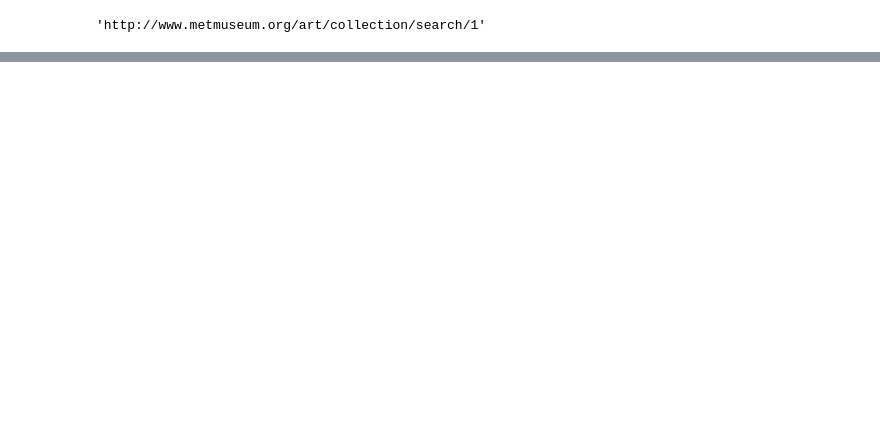
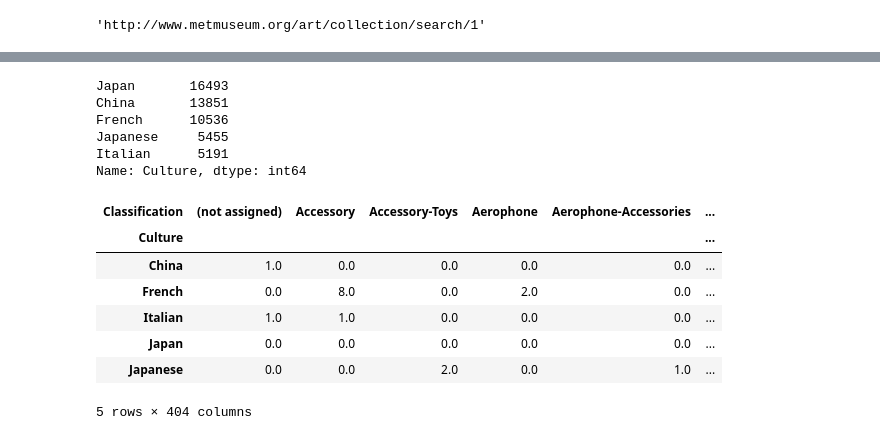
Before and after one commit to lleiou/THE-MET, a Jupyter notebook: Untitled.ipynb, the cells around one changed output, grey strips where cells are left out. Cells and saved outputs as stored; diff of their text form; code cells hidden in the pictures; blank space fills up the shorter version.

```diff
--- a/Untitled.ipynb
+++ b/Untitled.ipynb
@@ -384,0 +373,8 @@ UnicodeDecodeError: 'ascii' codec can't decode byte 0xc3 in position 4: ordinal
+# %%
+culture_classification.dropna(inplace="True")
+# %%
+# keep only the most frequent countries
+culture_classification = culture_classification[culture_classification.Culture.isin(most_frequent_cultures)]
+# %%
+# keep only the most frequent classification
+culture_classification = culture_classification[culture_classification.Classification.isin(most_frequent_classifications)]
@@ -384,0 +390,23 @@ UnicodeDecodeError: 'ascii' codec can't decode byte 0xc3 in position 4: ordinal
+# %%
+culture_classification.Culture.value_counts()
+# %% [output]
+Japan       16493
+China       13851
+French      10536
+Japanese     5455
+Italian      5191
+Name: Culture, dtype: int64
+# %%
+df = culture_classification.groupby(["Classification","Culture"]).size().unstack(0)
+df.fillna(0,inplace=True)
+# %%
+df
+# %% [output]
+| Classification | (not assigned) | Accessory | Accessory-Toys | Aerophone | Aerophone-Accessories | ... |
+| Culture |  |  |  |  |  | ... |
+| China | 1.0 | 0.0 | 0.0 | 0.0 | 0.0 | ... |
+| French | 0.0 | 8.0 | 0.0 | 2.0 | 0.0 | ... |
+| Italian | 1.0 | 1.0 | 0.0 | 0.0 | 0.0 | ... |
+| Japan | 0.0 | 0.0 | 0.0 | 0.0 | 0.0 | ... |
+| Japanese | 0.0 | 0.0 | 2.0 | 0.0 | 1.0 | ... |
+5 rows × 404 columns
```
Also changed, not shown: parts of 42 cells of this notebook.
